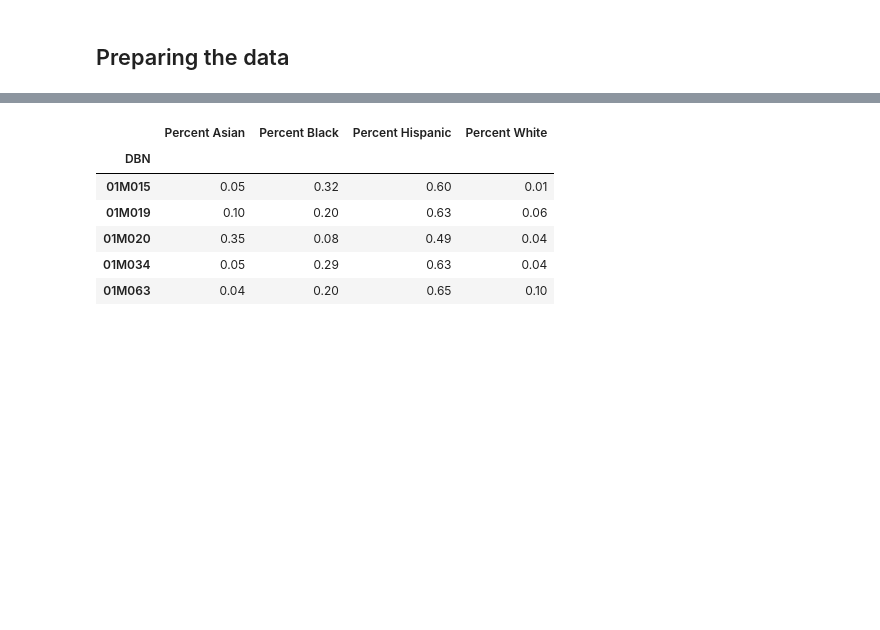
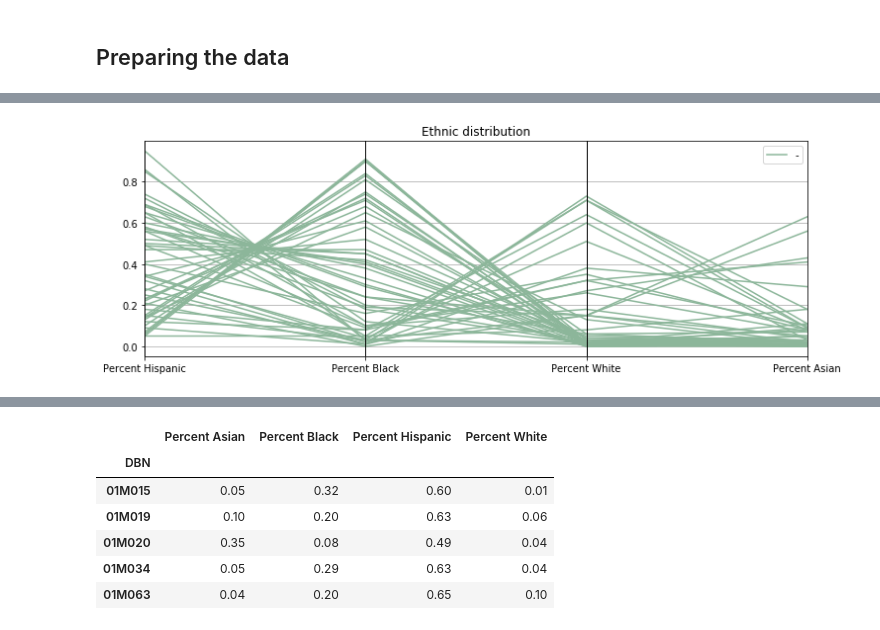
Before and after one commit to araraonline/kag-passnyc, a Jupyter notebook: notebooks/kernel-ethnic-clustering.ipynb, the cells around one changed output, grey strips where cells are left out. Drawn from its saved outputs; the diff is of its cells as text; code cells hidden in the pictures; blank space fills up the shorter version.

```diff
--- a/notebooks/kernel-ethnic-clustering.ipynb
+++ b/notebooks/kernel-ethnic-clustering.ipynb
@@ -10,0 +122,13 @@ The answer to this question is possibly simple, and may already be known by PASS
+# %%
+data = df.copy().sample(50, random_state=1)
+
+# plot racial coordinates
+from pandas.plotting import parallel_coordinates
+
+plt.figure(figsize=(12,4))
+data = data[['Percent Hispanic', 'Percent Black', 'Percent White', 'Percent Asian']]
+data['dummy'] = '-'
+parallel_coordinates(data, 'dummy')
+plt.title("Ethnic distribution");
+# %% [output]
+[figure, added]
```
Also changed, not shown: parts of 20 cells of this notebook.
